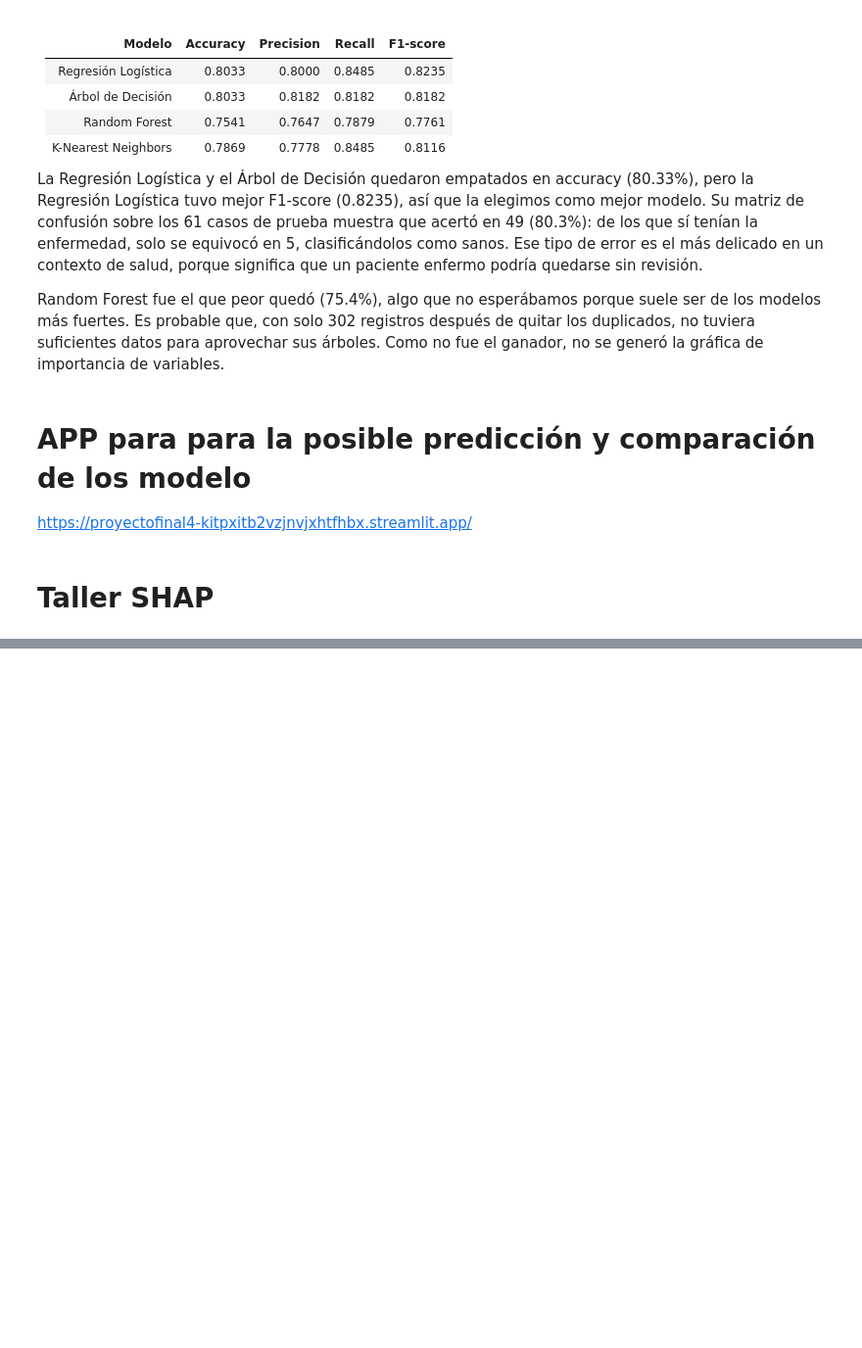
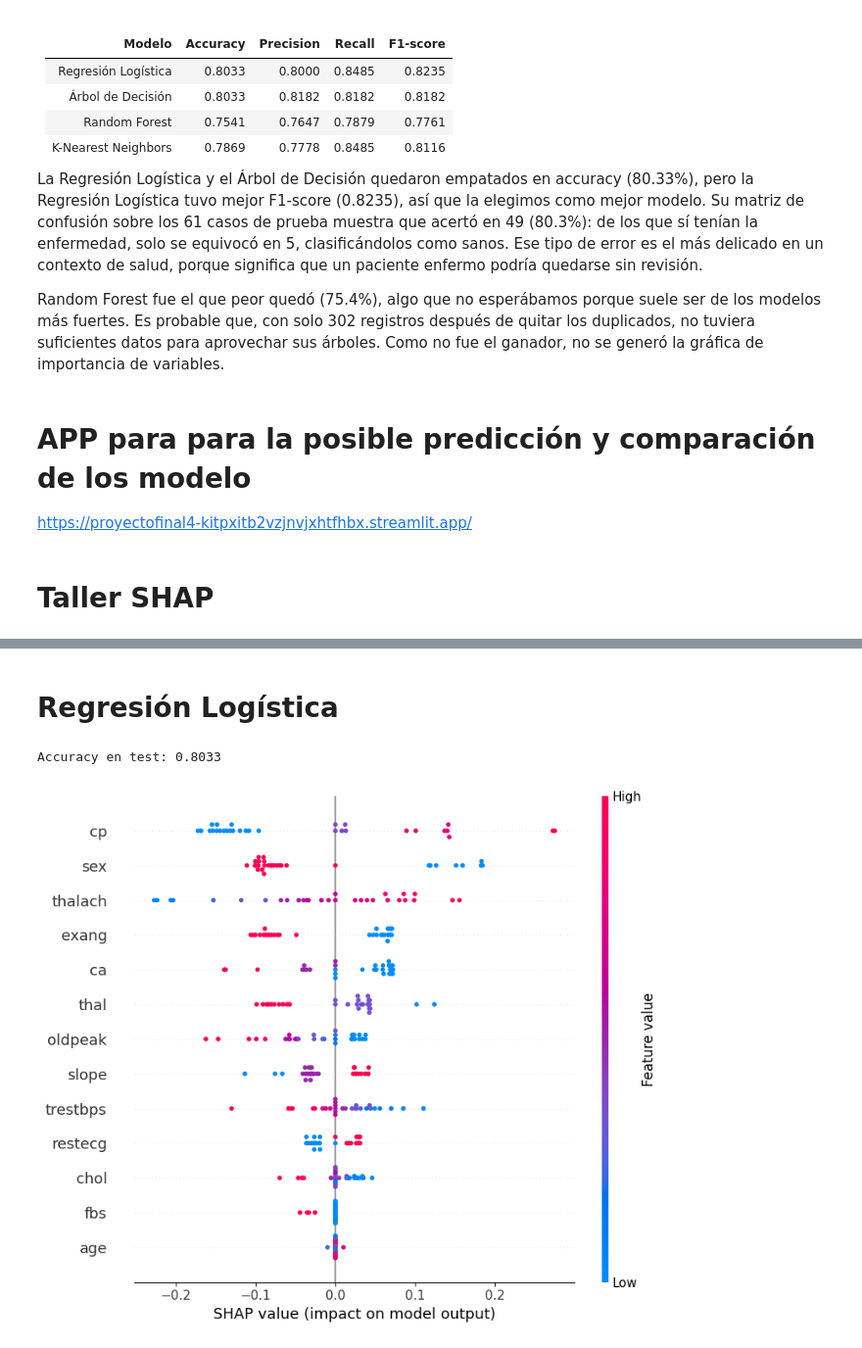
Before and after one commit to SalvadorCM786/proyectoFinal4, a Jupyter notebook: proyectiFinal4scm.ipynb, the cells around one changed output, grey strips where cells are left out. Shown at 98% size. Cells and saved outputs as stored; diff of their text form; code cells hidden in the pictures; blank space fills up the shorter version.

```diff
--- a/proyectiFinal4scm.ipynb
+++ b/proyectiFinal4scm.ipynb
@@ -473,0 +496,30 @@ https://proyectofinal4-kitpxitb2vzjnvjxhtfhbx.streamlit.app/
+# %% [markdown]
+# Regresión Logística
+# %%
+# MODELADO
+
+pipe_log = Pipeline([
+    ("scaler", StandardScaler()),
+    ("modelo", LogisticRegression(max_iter=1000, random_state=42))
+])
+pipe_log.fit(X_train, y_train)
+print("Accuracy en test:", round(pipe_log.score(X_test, y_test), 4))
+
+# SHAP
+
+background = shap.sample(X_train, 50, random_state=42)
+
+X_test_sample = X_test.sample(30, random_state=42)
+
+def prob_log(data):
+    data = pd.DataFrame(data, columns=X.columns)
+    return pipe_log.predict_proba(data)[:, 1]
+
+explainer_log = shap.KernelExplainer(prob_log, background)
+
+shap_values_log = explainer_log.shap_values(X_test_sample)
+
+shap.summary_plot(shap_values_log, X_test_sample)
+# %% [output]
+Accuracy en test: 0.8033
+[figure, added]
```
Also changed, not shown: parts of 2 cells of this notebook.
